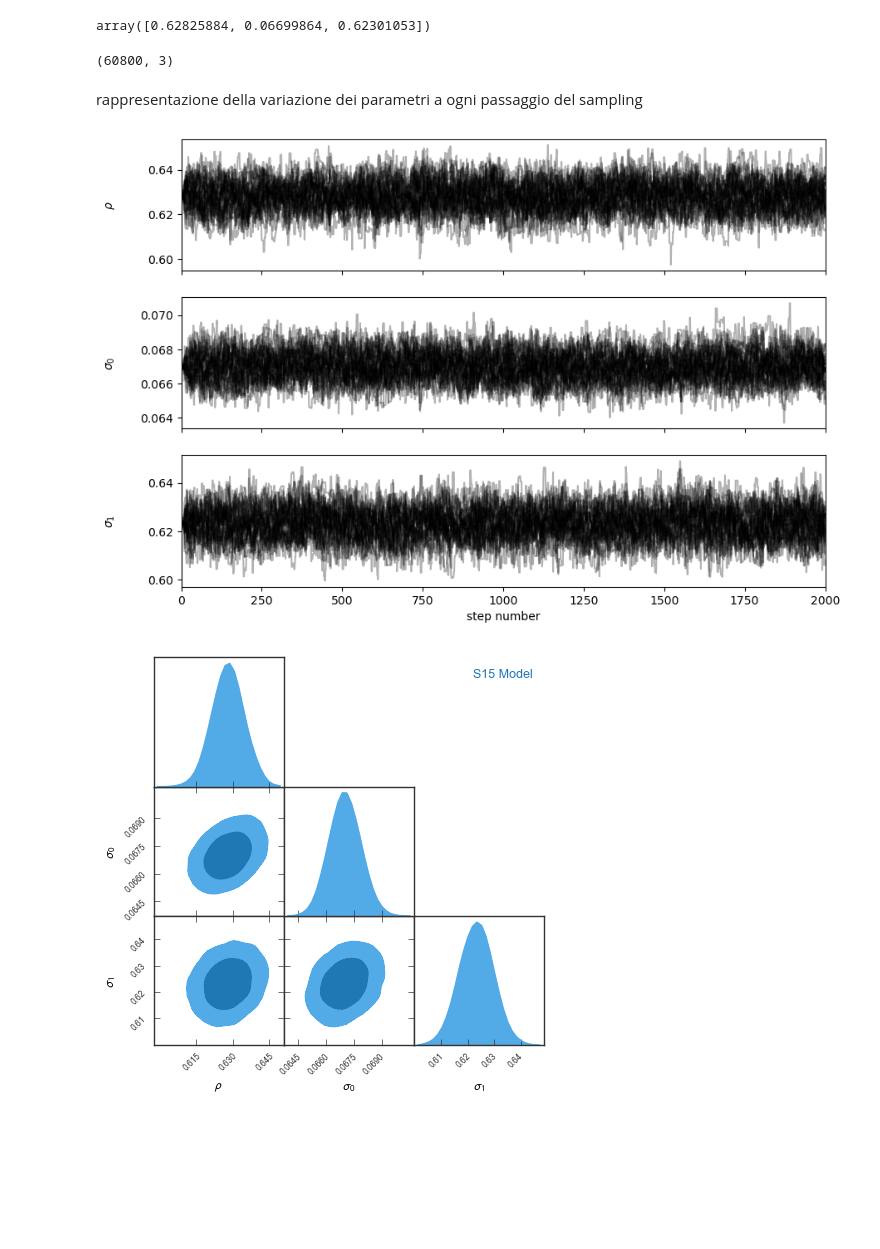
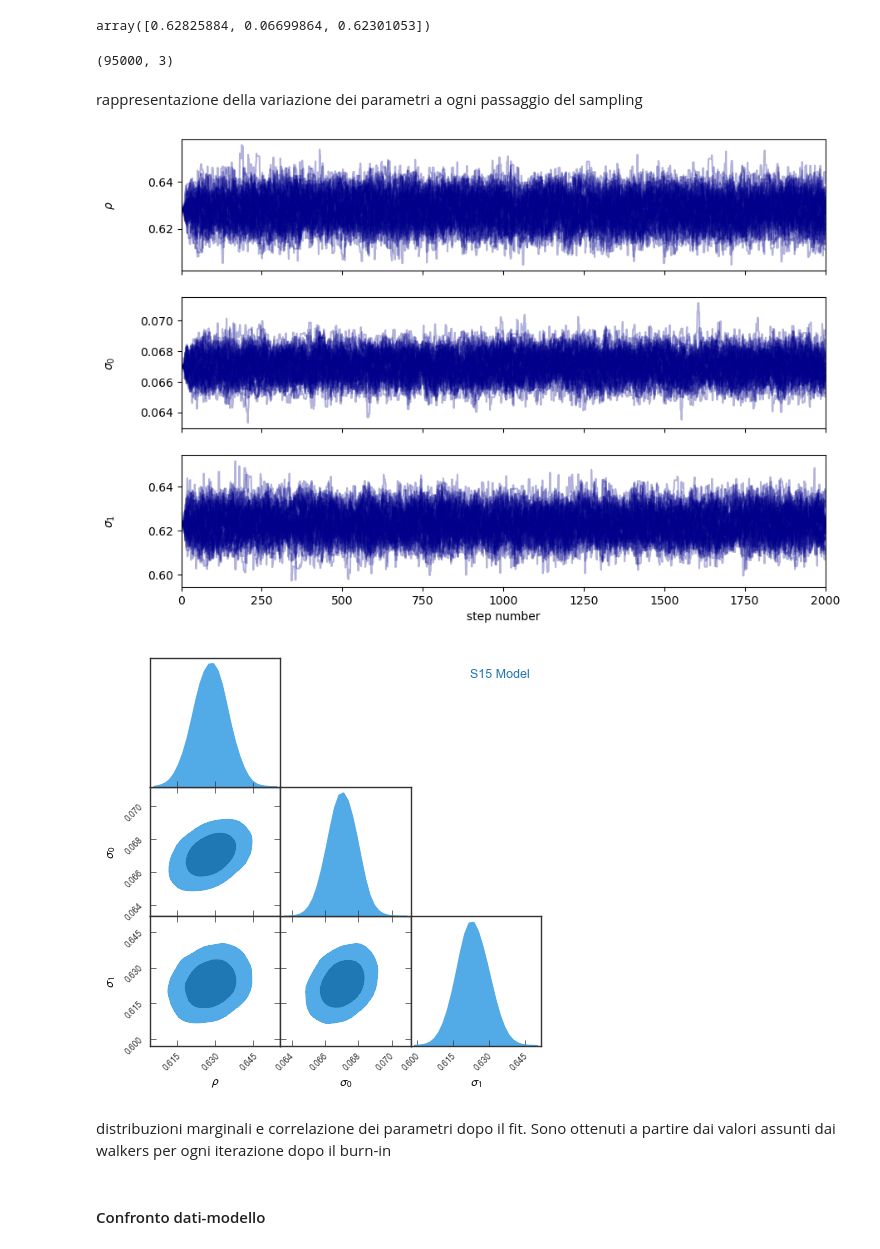
Before and after one commit to LoivX/RMDA, a Jupyter notebook: Esame.ipynb, the cells around one changed output. Saved outputs shown, nothing was run; the diff lists cells and outputs as text; code cells hidden in the pictures; blank space fills up the shorter version.

```diff
--- a/Esame.ipynb
+++ b/Esame.ipynb
@@ -281,46 +291,54 @@ def log_posterior(theta, x):
     return lp + log_likelihood(theta, x)
 # %%
 np.random.seed(42)      # random seed in modo tale da avere sempre gli stessi numeri casuali
-nll = lambda *args: -log_posterior(*args)
+f = lambda *args: -log_posterior(*args)
+
 initial = np.array([0.5, 0.3, 0.3])*(1+ 0.1 * np.random.randn(3)) # parametri iniziali con random noise
-soln = minimize(nll, initial, args=(data['BCG_offset_R500'],))  # minimizza la funzione nll (-logpost) partendo dai parametri iniziali e usando i dati come valori
+
+soln = minimize(f, initial, args=(data['BCG_offset_R500'],))  # minimizza la funzione f (-logpost) partendo dai parametri iniziali e usando i dati come valori
 rho, sigma0, sigma1 = soln.x    # estraggo i parametri ottimizzati
 soln.x
 # %% [output]
 array([0.62825884, 0.06699864, 0.62301053])
 # %%
-pos = soln.x *(1+ 1e-4 * np.random.randn(32, 3))    # definisco la posizione iniziale dei walkers
-nwalkers, ndim = pos.shape  # definisce il numero di walkers e il numero di dimensioni in funzione della dimensione di pos
+nwalkers = 50  # numero di walkers
+ndim = 3      # numero di parametri
+
+pos = soln.x *(1+ 1e-4 * np.random.randn(nwalkers, ndim))    # definisco la posizione iniziale dei walkers per ogni parametro a partire dai parametri ottimizzati
 
 sampler = mc.EnsembleSampler(
     nwalkers, ndim, log_posterior, args=(data['BCG_offset_R500'],)      # inizializzo il sampler
 )
 sampler.run_mcmc(pos, 2000, progress=True);    # eseguo il sampling
 # %%
-flat_samples = sampler.get_chain(discard=100, flat=True)   # estraggo i valori dei parametri nei vari passi del sampling
+flat_samples = sampler.get_chain(discard=100, flat=True)   # estraggo i valori dei parametri nei vari passi del sampling eliminando i primi 100
 print(flat_samples.shape)
 # %% [output]
-(60800, 3)
+(95000, 3)
 # %% [markdown]
 rappresentazione della variazione dei parametri a ogni passaggio del sampling
 # %%
 fig, axes = plt.subplots(3, figsize=(10, 7), sharex=True)
 samples = sampler.get_chain()
 labels = [r"$\rho$", r"$\sigma_0$", r"$\sigma_1$"]
 for i in range(ndim):
     ax = axes[i]
-    ax.plot(samples[:, :, i], "k", alpha=0.3)
+    ax.plot(samples[:, :, i], "darkblue", alpha=0.3)
     ax.set_xlim(0, len(samples))
     ax.set_ylabel(labels[i])
     ax.yaxis.set_label_coords(-0.1, 0.5)
 
 axes[-1].set_xlabel("step number");
 # %% [output]
-[figure, old version]
+[figure, new version]
 # %%
 GTC = pygtc.plotGTC(chains=flat_samples,
                     paramNames=[r"$\rho$", r"$\sigma_0$", r"$\sigma_1$"],
                     chainLabels=['S15 Model'],
                     figureSize='MNRAS_page')
 # %% [output]
-[figure, old version]
+[figure, new version]
+# %% [markdown]
+distribuzioni marginali e correlazione dei parametri dopo il fit. Sono ottenuti a partire dai valori assunti dai walkers per ogni iterazione dopo il burn-in
+# %% [markdown]
+#### Confronto dati-modello
```
Also changed, not shown: parts of 37 cells of this notebook.
